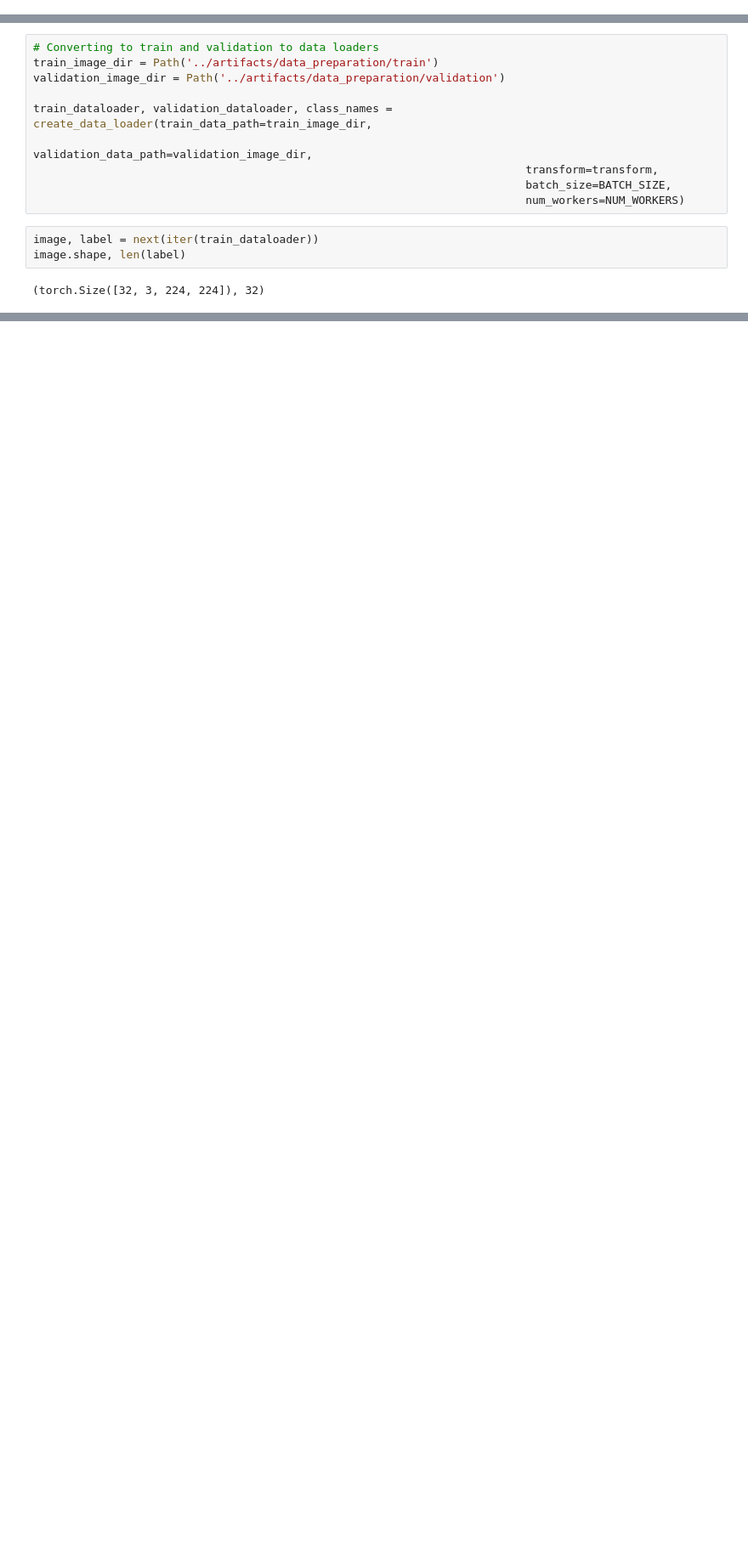
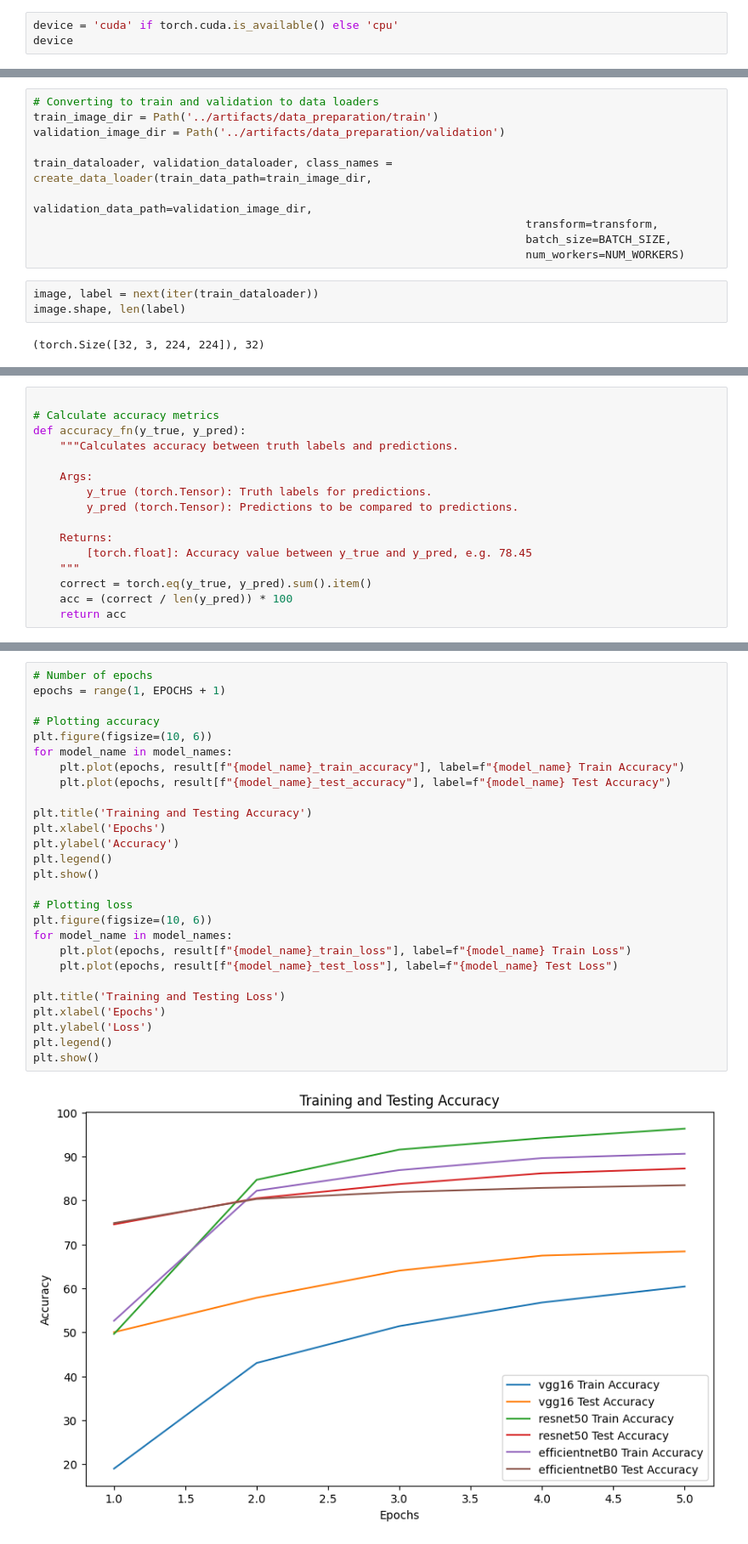
Before and after one commit to DarshanDinni/End-to-End-butterfly-image-classification-with-MLops, a Jupyter notebook: notebook/train.ipynb, the cells around one changed output, grey strips where cells are left out. Shown at 85% size. Drawn from its saved outputs; the diff is of its cells as text; blank space fills up the shorter version.

Commit message:
Model training, testing and evaluating completed in jupyter notebook

```diff
--- a/notebook/train.ipynb
+++ b/notebook/train.ipynb
@@ -18,0 +22,3 @@ BATCH_SIZE = 32
+# %%
+device = 'cuda' if torch.cuda.is_available() else 'cpu'
+device
@@ -134,0 +338,16 @@ image.shape, len(label)
+# %%
+
+# Calculate accuracy metrics
+def accuracy_fn(y_true, y_pred):
+    """Calculates accuracy between truth labels and predictions.
+
+    Args:
+        y_true (torch.Tensor): Truth labels for predictions.
+        y_pred (torch.Tensor): Predictions to be compared to predictions.
+
+    Returns:
+        [torch.float]: Accuracy value between y_true and y_pred, e.g. 78.45
+    """
+    correct = torch.eq(y_true, y_pred).sum().item()
+    acc = (correct / len(y_pred)) * 100
+    return acc
@@ -134,0 +525,29 @@ image.shape, len(label)
+# %%
+# Number of epochs
+epochs = range(1, EPOCHS + 1)
+
+# Plotting accuracy
+plt.figure(figsize=(10, 6))
+for model_name in model_names:
+    plt.plot(epochs, result[f"{model_name}_train_accuracy"], label=f"{model_name} Train Accuracy")
+    plt.plot(epochs, result[f"{model_name}_test_accuracy"], label=f"{model_name} Test Accuracy")
+
+plt.title('Training and Testing Accuracy')
+plt.xlabel('Epochs')
+plt.ylabel('Accuracy')
+plt.legend()
+plt.show()
+
+# Plotting loss
+plt.figure(figsize=(10, 6))
+for model_name in model_names:
+    plt.plot(epochs, result[f"{model_name}_train_loss"], label=f"{model_name} Train Loss")
+    plt.plot(epochs, result[f"{model_name}_test_loss"], label=f"{model_name} Test Loss")
+
+plt.title('Training and Testing Loss')
+plt.xlabel('Epochs')
+plt.ylabel('Loss')
+plt.legend()
+plt.show()
+# %% [output]
+[figure, added]
```
Also changed, not shown: parts of 24 cells of this notebook.
